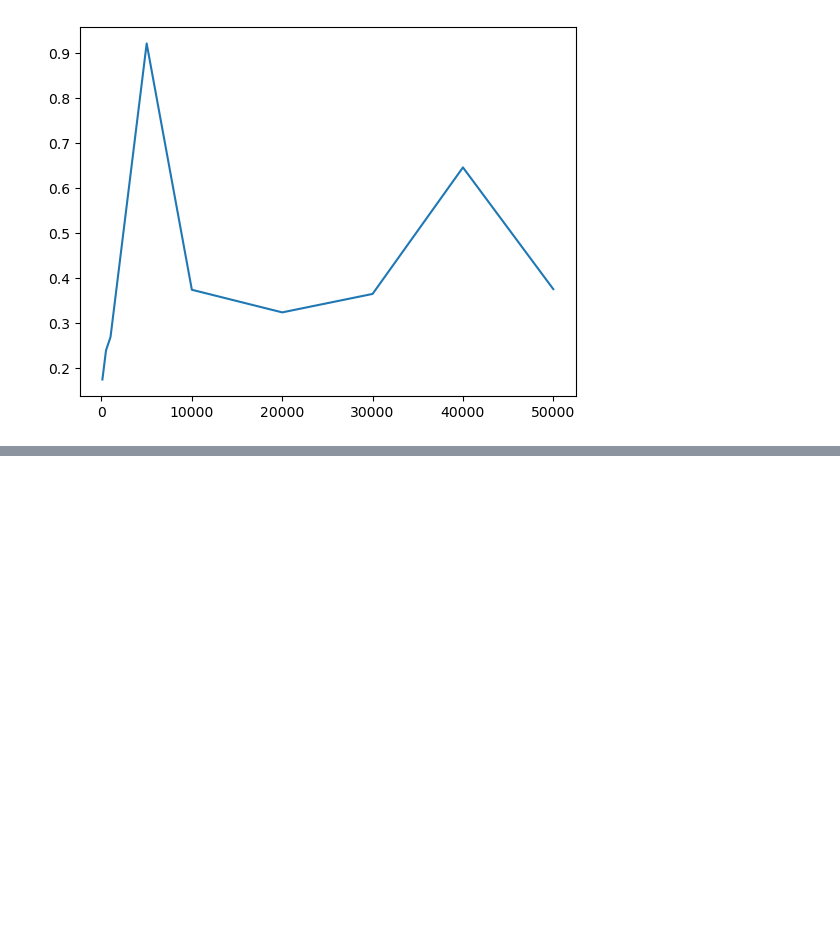
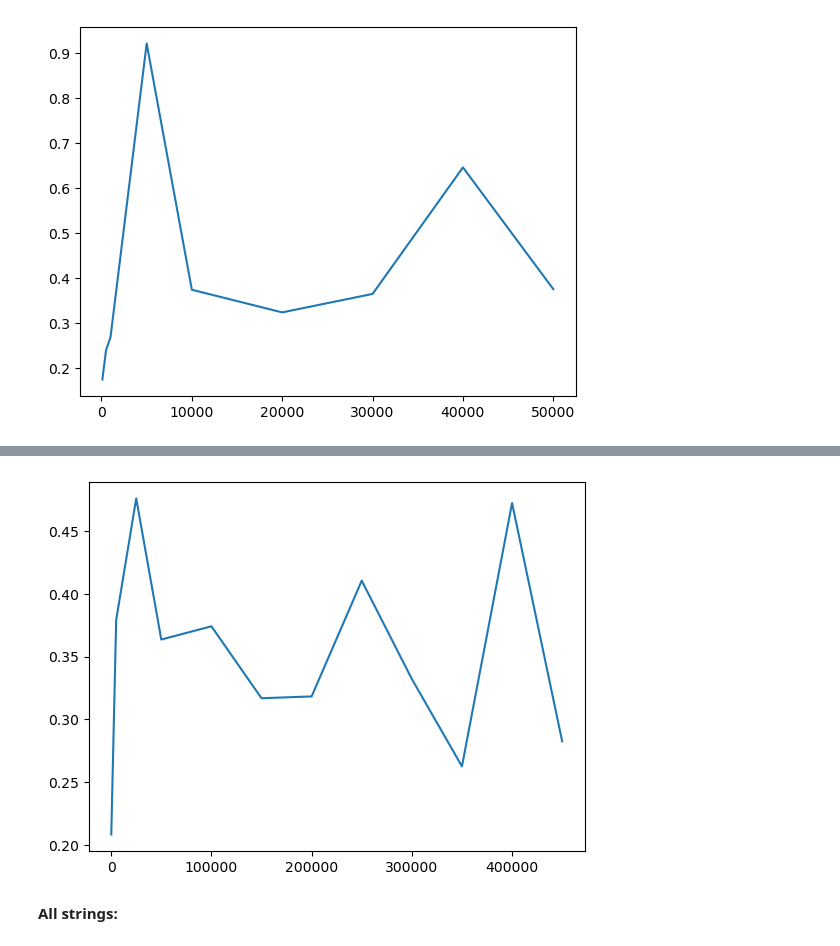
Before and after one commit to elverhofstadt/Project-Concepts-of-Data-Science, a Jupyter notebook: ternary_search_tree.ipynb, the cells around one changed output, grey strips where cells are left out. Saved outputs shown, nothing was run; the diff lists cells and outputs as text; code cells hidden in the pictures; blank space fills up the shorter version.

```diff
--- a/ternary_search_tree.ipynb
+++ b/ternary_search_tree.ipynb
@@ -275,0 +334,17 @@ plt.plot(times.keys(), times.values());
+# %%
+nr_runs = 10_000
+times = {}
+insert_sample = random.sample(words_full, k=20)
+for sample in samples_full:
+    tst = TernarySearchTree()
+    for word in sample:
+        tst.insert(word)
+    times[len(sample)] = 0.0
+    for _ in range(nr_runs):
+        start_time = time.time_ns()
+        for word in insert_sample:
+            tst.insert(word)
+        end_time = time.time_ns()
+        times[len(sample)] += end_time - start_time
+    times[len(sample)] /= nr_runs*1_000_000.0
+times
@@ -275,0 +364,6 @@ plt.plot(times.keys(), times.values());
+# %%
+plt.plot(times.keys(), times.values());
+# %% [output]
+[figure, added]
+# %% [markdown]
+**All strings:**
```
Also changed, not shown: parts of 17 cells of this notebook.
